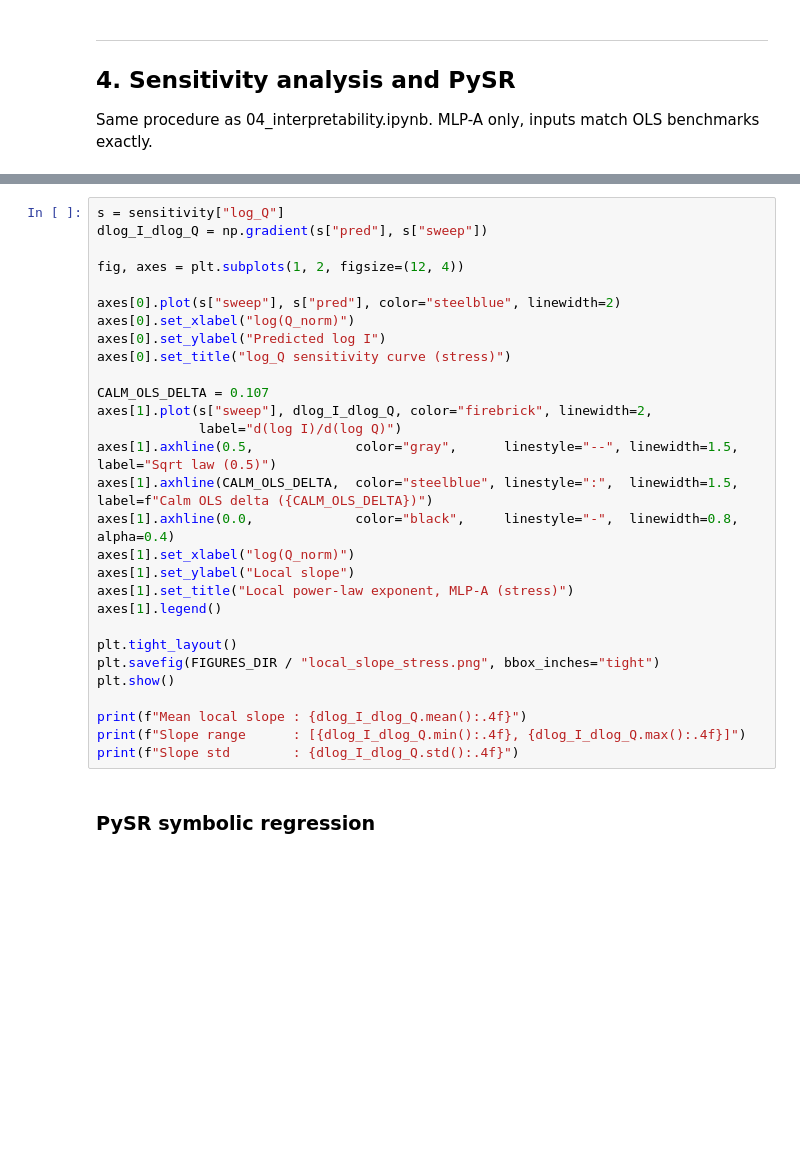
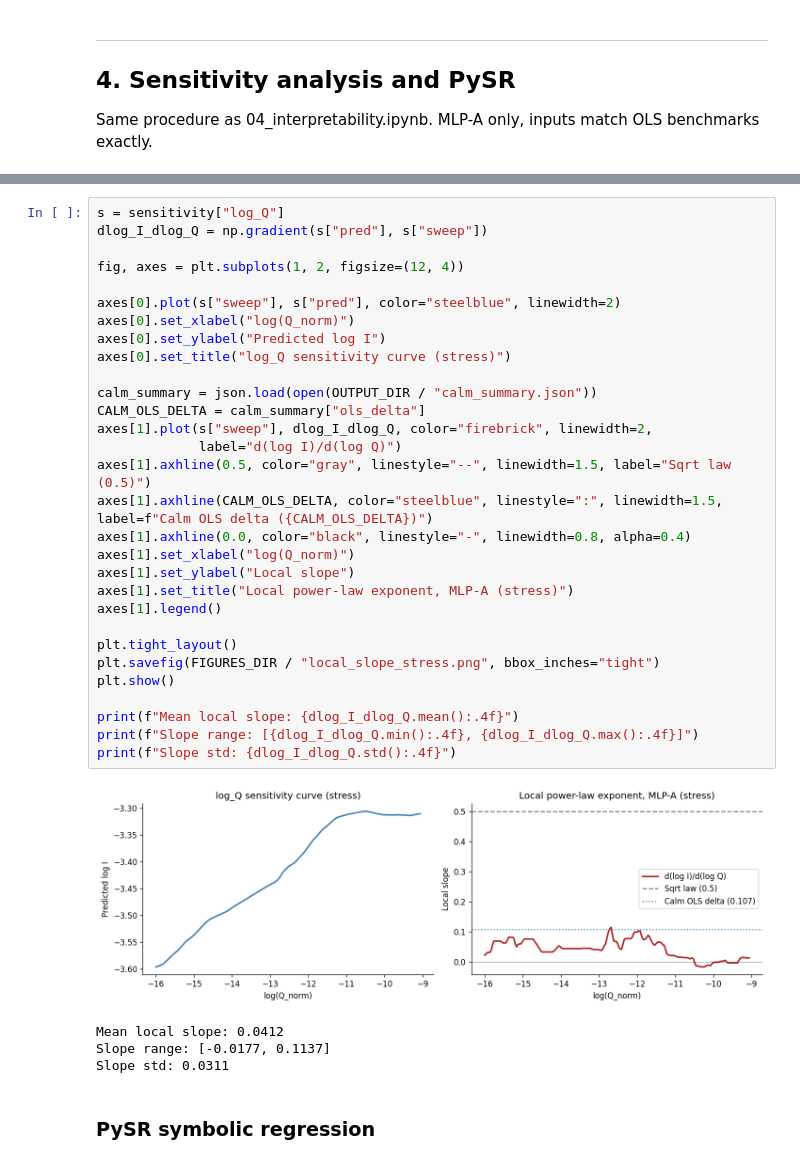
Before and after one commit to SLMolenaar/btc-market-impact, a Jupyter notebook: notebooks/05_stress.ipynb, the cells around one changed output, grey strips where cells are left out. Cells and saved outputs as stored; diff of their text form; blank space fills up the shorter version.

```diff
--- a/notebooks/05_stress.ipynb
+++ b/notebooks/05_stress.ipynb
@@ -450,32 +530,38 @@ plt.show()
 # %%
 s = sensitivity["log_Q"]
 dlog_I_dlog_Q = np.gradient(s["pred"], s["sweep"])
 
 fig, axes = plt.subplots(1, 2, figsize=(12, 4))
 
 axes[0].plot(s["sweep"], s["pred"], color="steelblue", linewidth=2)
 axes[0].set_xlabel("log(Q_norm)")
 axes[0].set_ylabel("Predicted log I")
 axes[0].set_title("log_Q sensitivity curve (stress)")
 
-CALM_OLS_DELTA = 0.107
+calm_summary = json.load(open(OUTPUT_DIR / "calm_summary.json"))
+CALM_OLS_DELTA = calm_summary["ols_delta"]
 axes[1].plot(s["sweep"], dlog_I_dlog_Q, color="firebrick", linewidth=2,
              label="d(log I)/d(log Q)")
-axes[1].axhline(0.5,             color="gray",      linestyle="--", linewidth=1.5, label="Sqrt law (0.5)")
-axes[1].axhline(CALM_OLS_DELTA,  color="steelblue", linestyle=":",  linewidth=1.5, label=f"Calm OLS delta ({CALM_OLS_DELTA})")
-axes[1].axhline(0.0,             color="black",     linestyle="-",  linewidth=0.8, alpha=0.4)
+axes[1].axhline(0.5, color="gray", linestyle="--", linewidth=1.5, label="Sqrt law (0.5)")
+axes[1].axhline(CALM_OLS_DELTA, color="steelblue", linestyle=":", linewidth=1.5, label=f"Calm OLS delta ({CALM_OLS_DELTA})")
+axes[1].axhline(0.0, color="black", linestyle="-", linewidth=0.8, alpha=0.4)
 axes[1].set_xlabel("log(Q_norm)")
 axes[1].set_ylabel("Local slope")
 axes[1].set_title("Local power-law exponent, MLP-A (stress)")
 axes[1].legend()
 
 plt.tight_layout()
 plt.savefig(FIGURES_DIR / "local_slope_stress.png", bbox_inches="tight")
 plt.show()
 
-print(f"Mean local slope : {dlog_I_dlog_Q.mean():.4f}")
-print(f"Slope range      : [{dlog_I_dlog_Q.min():.4f}, {dlog_I_dlog_Q.max():.4f}]")
-print(f"Slope std        : {dlog_I_dlog_Q.std():.4f}")
+print(f"Mean local slope: {dlog_I_dlog_Q.mean():.4f}")
+print(f"Slope range: [{dlog_I_dlog_Q.min():.4f}, {dlog_I_dlog_Q.max():.4f}]")
+print(f"Slope std: {dlog_I_dlog_Q.std():.4f}")
+# %% [output]
+[figure, added]
+Mean local slope: 0.0412
+Slope range: [-0.0177, 0.1137]
+Slope std: 0.0311
 # %% [markdown]
 ### PySR symbolic regression
 # %%
```
Also changed, not shown: parts of 25 cells of this notebook, 3 other files.
